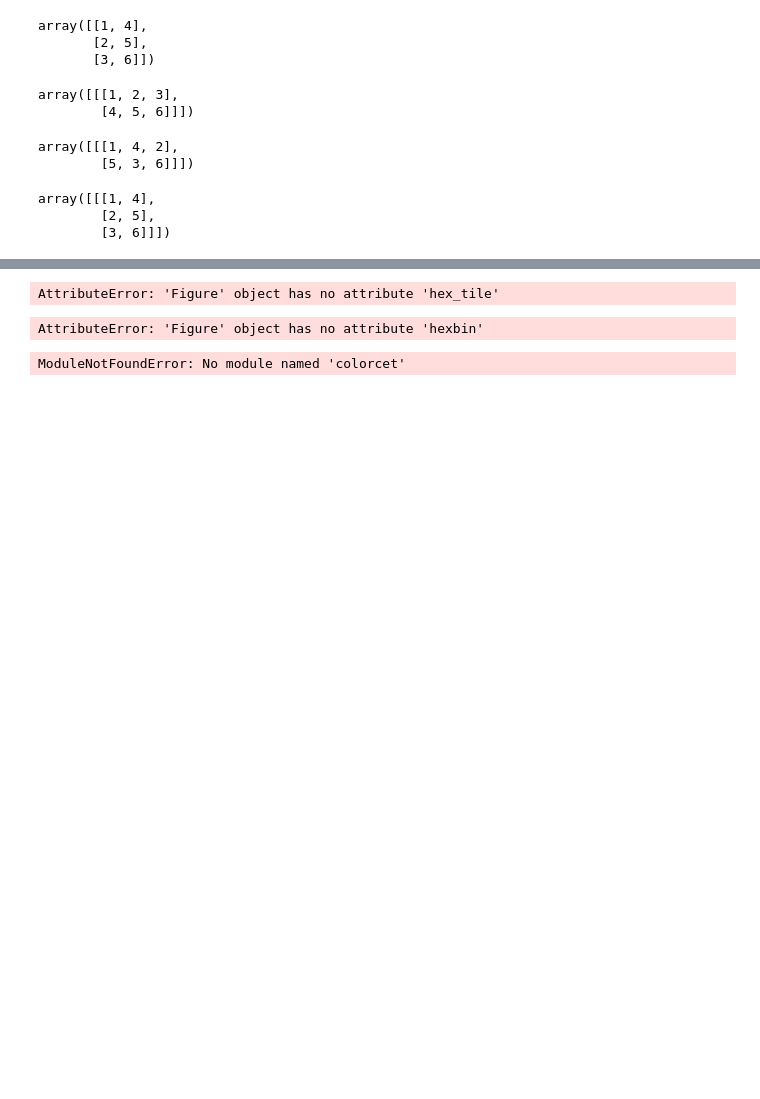
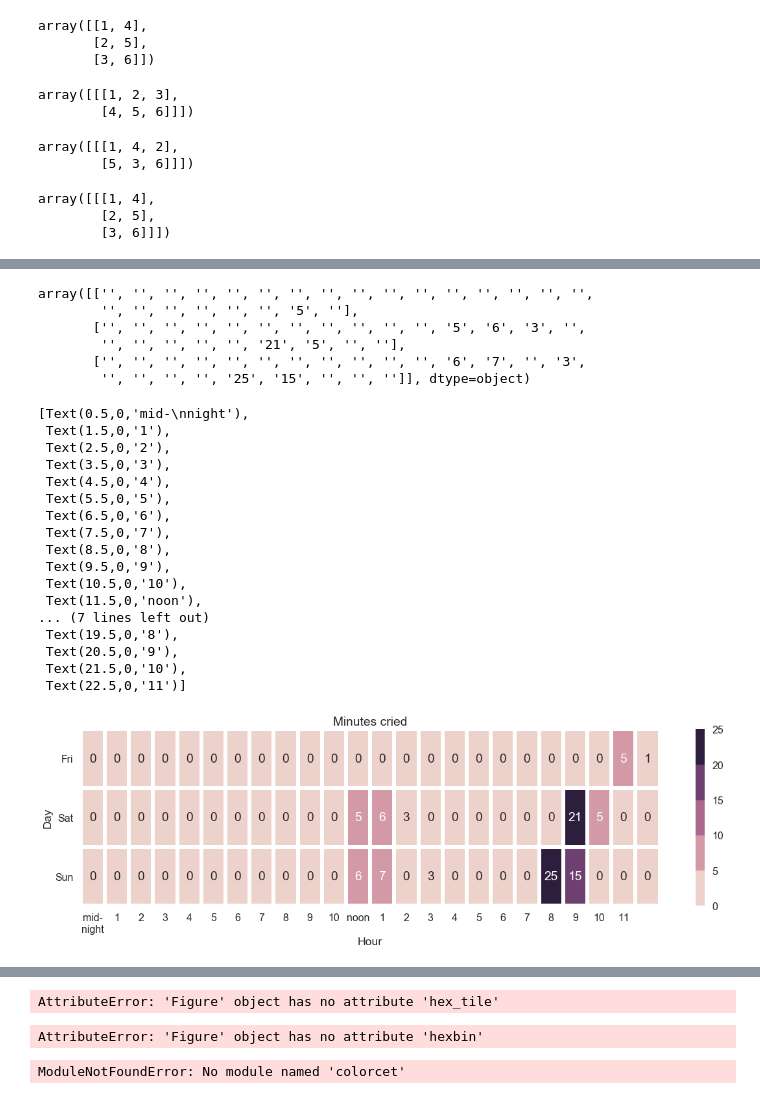
Before and after one commit to timrappold/WeeBro, a Jupyter notebook: bin/EDA.ipynb, the cells around one changed output, grey strips where cells are left out. Cells and saved outputs as stored; diff of their text form; code cells hidden in the pictures; blank space fills up the shorter version.

Commit message:
Update slides for grading presentation, analyze.py with code to make DF for plotting, and heatmap plots.

```diff
--- a/bin/EDA.ipynb
+++ b/bin/EDA.ipynb
@@ -1367,0 +1351,6 @@ dfg_hr
+# %%
+np.ones((5,), dtype=int)
+merge_frame = pd.DataFrame(np.concatenate(([np.ones((24,), dtype=int)*6],
+                                           [np.ones((24,), dtype=int)*22],
+                                           [np.arange(24)]), axis=0).transpose(),
+                                    columns=['Month','Day','Hour'])
@@ -1367,0 +1377,48 @@ dfg_hr
+# %%
+pivoted = pd.merge(dfg_hr,
+                   merge_frame,
+                   how='outer',
+                   on=['Month','Day','Hour']).pivot('Day','Hour','Min_cried').fillna(0)
+# %%
+labels = pivoted[pivoted>1].astype(str).replace('nan', '', regex=True).replace('.0','', regex=True).values
+labels
+# %% [output]
+array([['', '', '', '', '', '', '', '', '', '', '', '', '', '', '', '',
+        '', '', '', '', '', '', '5', ''],
+       ['', '', '', '', '', '', '', '', '', '', '', '5', '6', '3', '',
+        '', '', '', '', '', '21', '5', '', ''],
+       ['', '', '', '', '', '', '', '', '', '', '', '6', '7', '', '3',
+        '', '', '', '', '25', '15', '', '', '']], dtype=object)
+# %%
+
+fig = plt.figure(figsize=(20,5))
+sns.set_context(context='poster')
+
+
+#sns.heatmap(pivoted, annot=True, fmt="g", linewidths=.5, cmap='Dark2_r')
+plt.title('Minutes cried')
+
+g = sns.heatmap(pivoted, annot=True, fmt="g", linewidths=5, cmap=sns.cubehelix_palette(5))
+
+g.set_yticklabels(['Fri','Sat','Sun'], rotation=0)
+g.set_xticklabels(['mid-\nnight']+list(range(1,11))+['noon']+list(range(1,12)), rotation=0)
+#ax.xaxis.set_tick_params(horizontalalignment='left')
+# %% [output]
+[Text(0.5,0,'mid-\nnight'),
+ Text(1.5,0,'1'),
+ Text(2.5,0,'2'),
+ Text(3.5,0,'3'),
+ Text(4.5,0,'4'),
+ Text(5.5,0,'5'),
+ Text(6.5,0,'6'),
+ Text(7.5,0,'7'),
+ Text(8.5,0,'8'),
+ Text(9.5,0,'9'),
+ Text(10.5,0,'10'),
+ Text(11.5,0,'noon'),
+... (7 lines left out)
+ Text(19.5,0,'8'),
+ Text(20.5,0,'9'),
+ Text(21.5,0,'10'),
+ Text(22.5,0,'11')]
+[figure, added]
```
Also changed, not shown: parts of 18 cells of this notebook, 4 other files.
